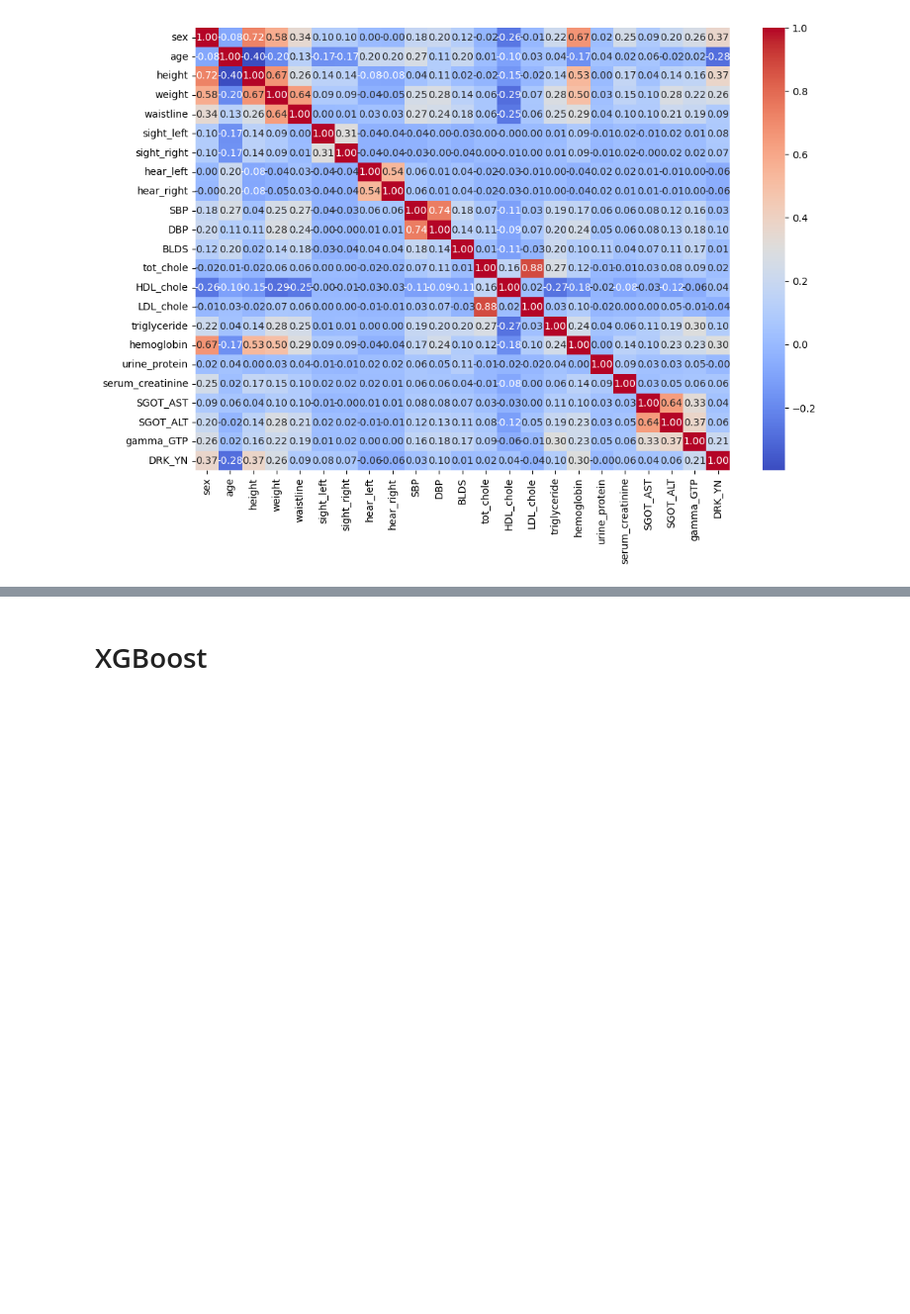
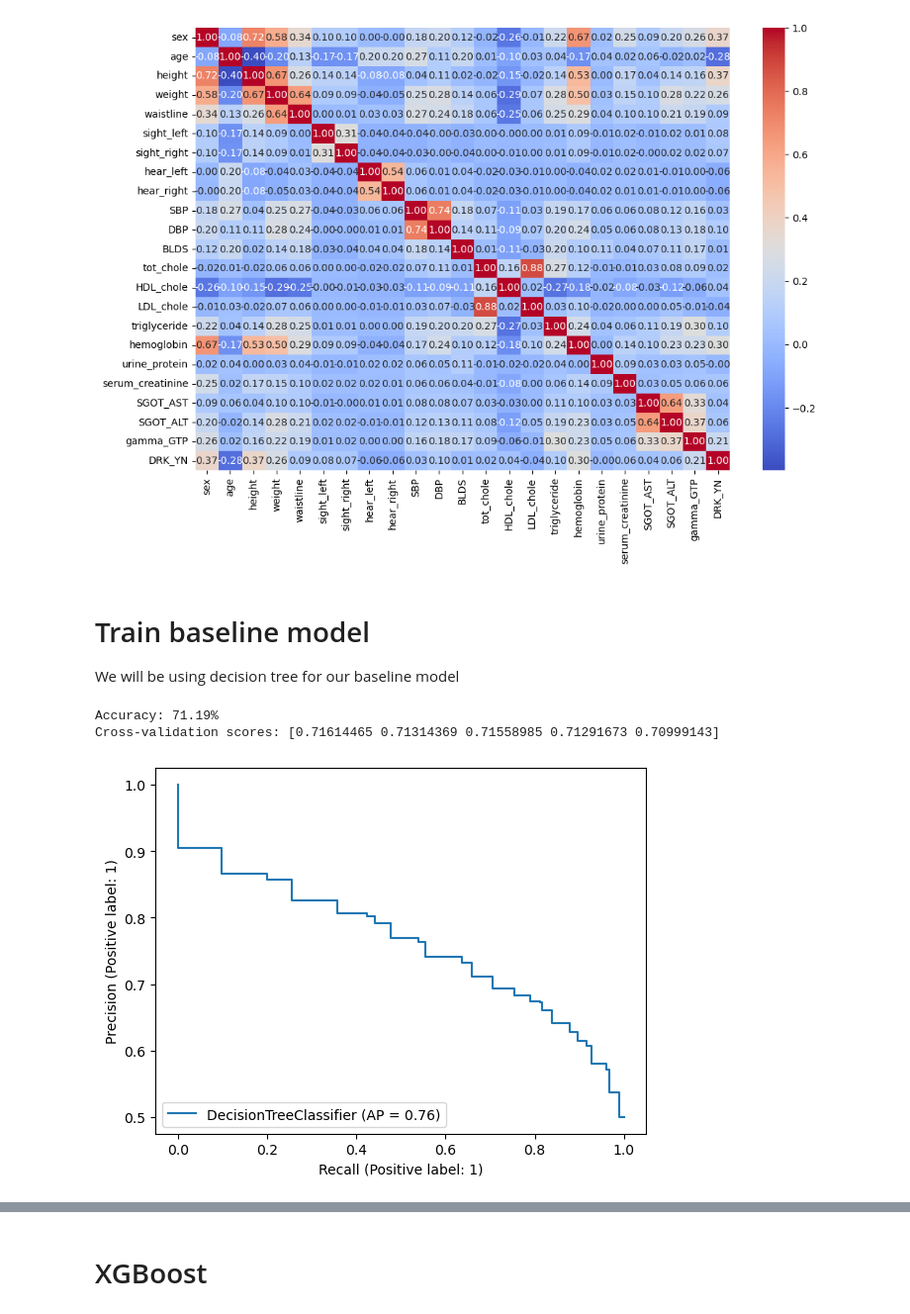
Before and after one commit to SamWickershamBryant/ML-project, a Jupyter notebook: project.ipynb, the cells around one changed output, grey strips where cells are left out. Shown: that part at 99% size. Cells and saved outputs as stored; diff of their text form; code cells hidden in the pictures; blank space fills up the shorter version.

```diff
--- a/project.ipynb
+++ b/project.ipynb
@@ -162,4 +162,38 @@ sns.heatmap(corr_matrix, annot=True, cmap='coolwarm', fmt=".2f")
 plt.show()
 # %% [output]
 [figure]
+# %% [markdown]
+# Train baseline model
+We will be using decision tree for our baseline model
+# %%
+#unnormalized data
+from sklearn.model_selection import train_test_split
+from sklearn.metrics import accuracy_score, classification_report
+from sklearn.model_selection import KFold, cross_val_score
+from sklearn.metrics import precision_recall_curve
+from sklearn.metrics import PrecisionRecallDisplay
+x_train, x_test, y_train, y_test = train_test_split(x, y, test_size=0.2)
+
+from sklearn.tree import DecisionTreeClassifier
+
+detree_model = DecisionTreeClassifier(max_leaf_nodes=25, random_state=42, max_depth=5, criterion='entropy')
+
+detree_model.fit(x_train, y_train)
+
+detree_y_pred = detree_model.predict(x_test)
+
+detree_accuracy = accuracy_score(y_test, detree_y_pred)
+
+detree_scores = cross_val_score(detree_model, x_test, y_test, cv=5)
+
+
+print(f"Accuracy: {detree_accuracy * 100:.2f}%")
+print(f"Cross-validation scores: {detree_scores}")
+
+PrecisionRecallDisplay.from_estimator(detree_model, x_test, y_test)
+plt.show()
+# %% [output]
+Accuracy: 71.19%
+Cross-validation scores: [0.71614465 0.71314369 0.71558985 0.71291673 0.70999143]
+[figure, added]
 # %% [markdown]
```
Also changed, not shown: parts of 5 cells of this notebook.
